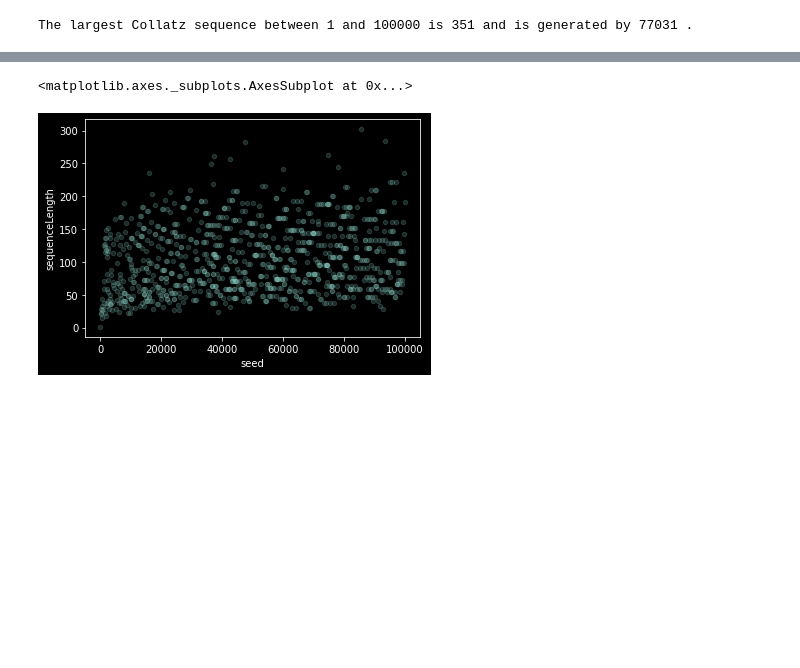
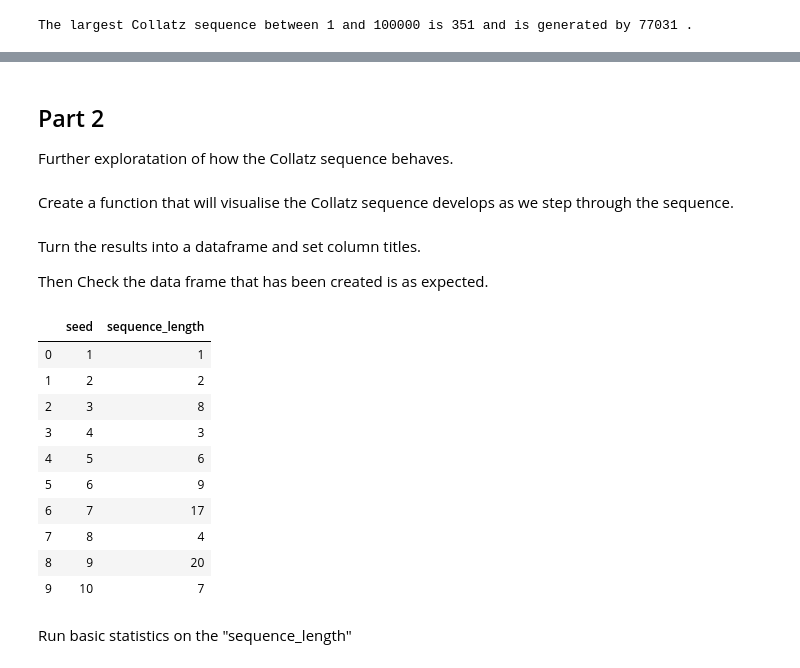
Before and after one commit to rpplayground/CS814, a Jupyter notebook: exercise1_collatz/collatz.ipynb, the cells around one changed output, grey strips where cells are left out. Cells and saved outputs as stored; diff of their text form; code cells hidden in the pictures; blank space fills up the shorter version.

```diff
--- a/exercise1_collatz/collatz.ipynb
+++ b/exercise1_collatz/collatz.ipynb
@@ -95 +72,6 @@ Name: sequenceLength, dtype: float64
+# %% [markdown]
+## Part 2
+ Further exploratation of how the Collatz sequence behaves.
+# %% [markdown]
+ Create a function that will visualise the Collatz sequence develops as we step through the sequence.
 # %%
@@ -98,5 +83,21 @@ sampled_df = df.sample(n=1000)
-# %%
-sampled_df.plot.scatter(x='seed', y='sequenceLength', alpha = 0.2)
-# %% [output]
-<matplotlib.axes._subplots.AxesSubplot at 0x...>
-[figure, removed]
+# %% [markdown]
+ Turn the results into a dataframe and set column titles.
+
+ Then Check the data frame that has been created is as expected.
+# %%
+df = pd.DataFrame(results, columns = ['seed' , 'sequence_length'])
+df.head(10)
+# %% [output]
+|  | seed | sequence_length |
+| 0 | 1 | 1 |
+| 1 | 2 | 2 |
+| 2 | 3 | 8 |
+| 3 | 4 | 3 |
+| 4 | 5 | 6 |
+| 5 | 6 | 9 |
+| 6 | 7 | 17 |
+| 7 | 8 | 4 |
+| 8 | 9 | 20 |
+| 9 | 10 | 7 |
+# %% [markdown]
+ Run basic statistics on the "sequence_length"
```
Also changed, not shown: parts of 17 cells of this notebook, 1 other file.
